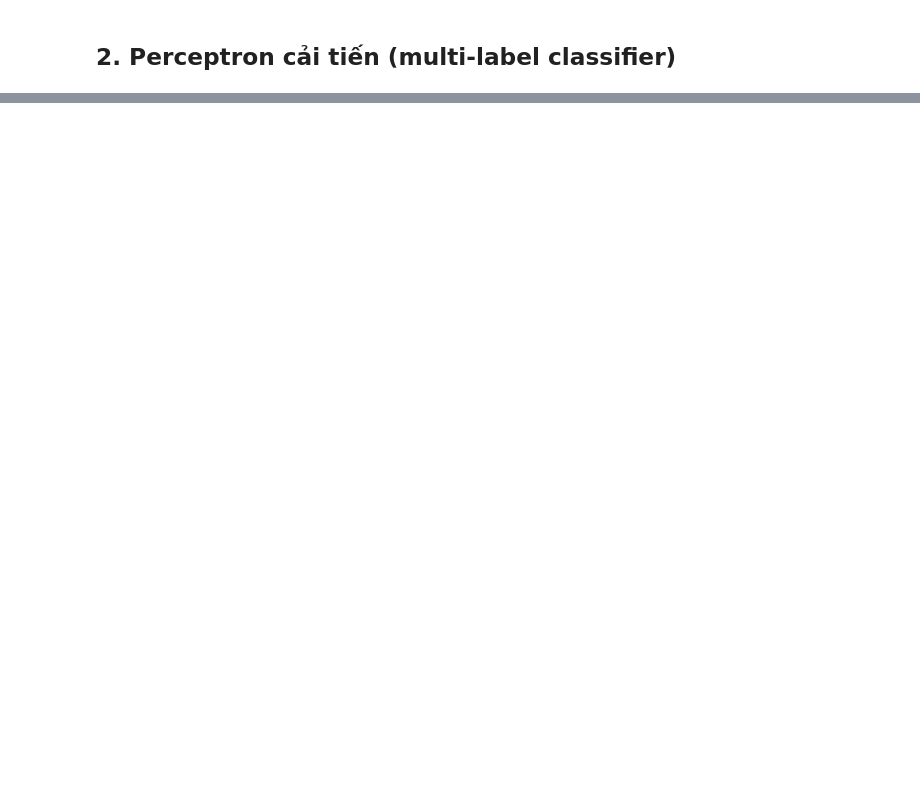
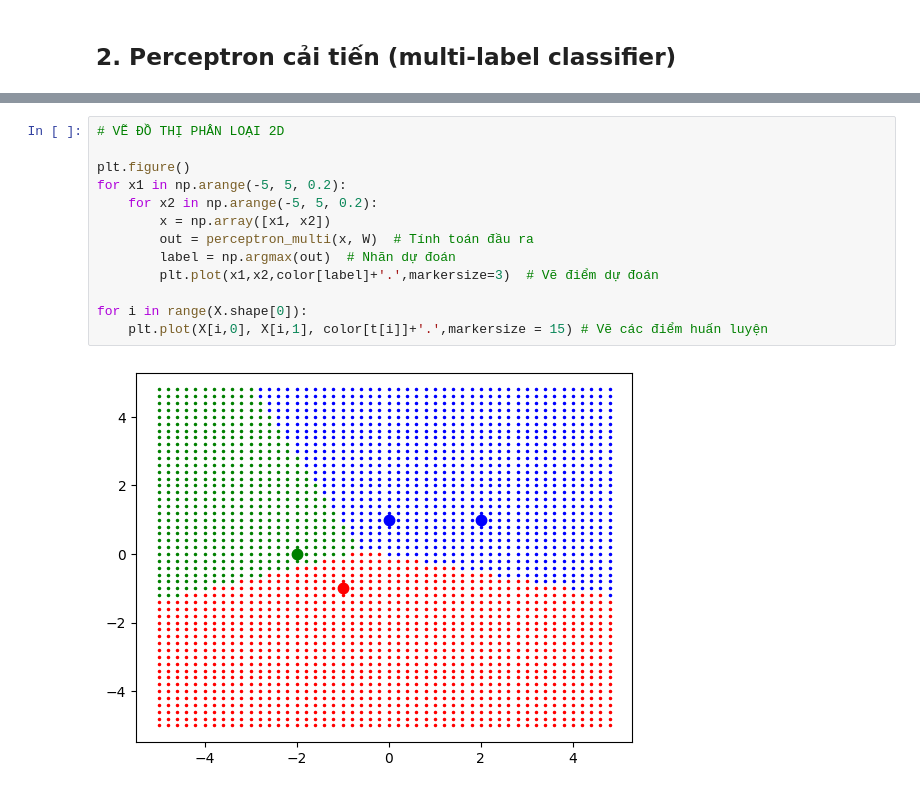
Before and after one commit to Nhunk/deeplearning, a Jupyter notebook: Perceptron.ipynb, the cells around one changed output, grey strips where cells are left out. Saved outputs shown, nothing was run; the diff lists cells and outputs as text; blank space fills up the shorter version.

```diff
--- a/Perceptron.ipynb
+++ b/Perceptron.ipynb
@@ -109,0 +142,15 @@ ValueError: all the input array dimensions except for the concatenation axis mus
+# %%
+# VẼ ĐỒ THỊ PHÂN LOẠI 2D
+
+plt.figure()
+for x1 in np.arange(-5, 5, 0.2):
+    for x2 in np.arange(-5, 5, 0.2):
+        x = np.array([x1, x2])
+        out = perceptron_multi(x, W)  # Tính toán đầu ra
+        label = np.argmax(out)  # Nhãn dự đoán
+        plt.plot(x1,x2,color[label]+'.',markersize=3)  # Vẽ điểm dự đoán
+
+for i in range(X.shape[0]):
+    plt.plot(X[i,0], X[i,1], color[t[i]]+'.',markersize = 15) # Vẽ các điểm huấn luyện
+# %% [output]
+[figure, added]
```
Also changed, not shown: parts of 6 cells of this notebook, 1 other file.
